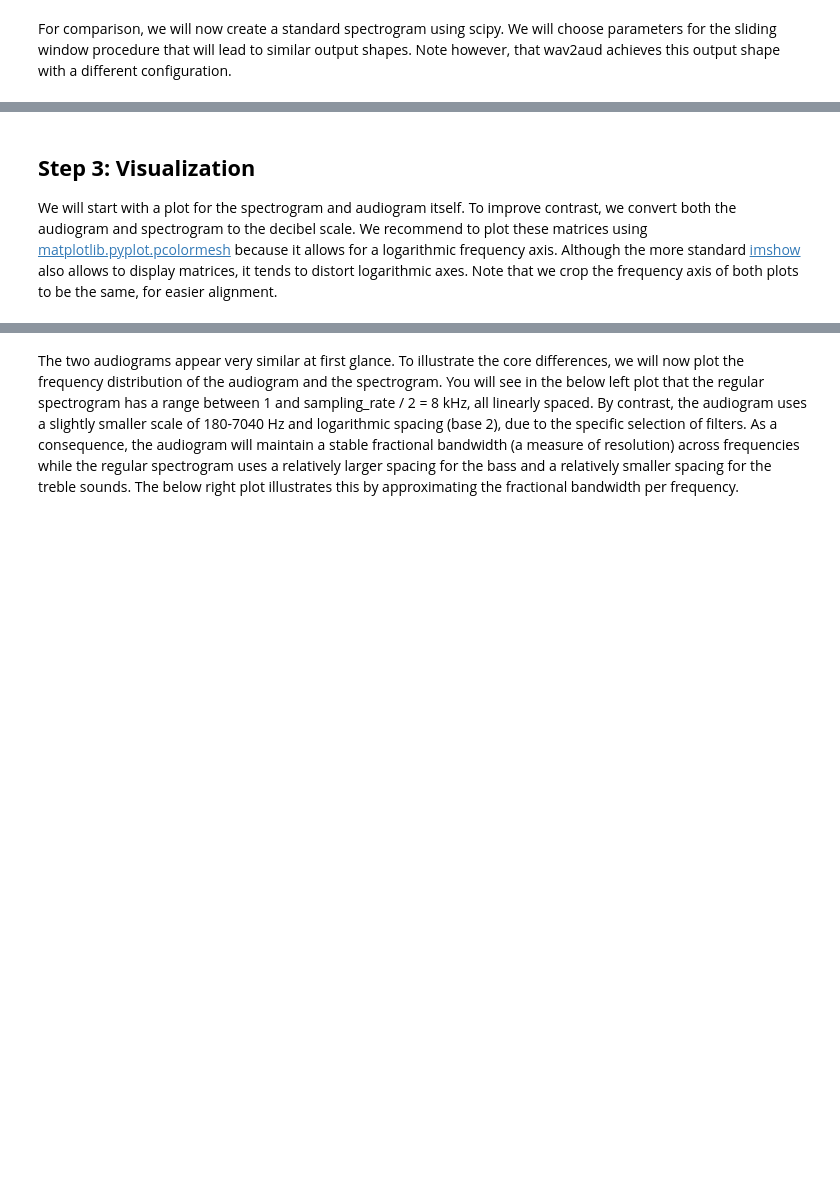
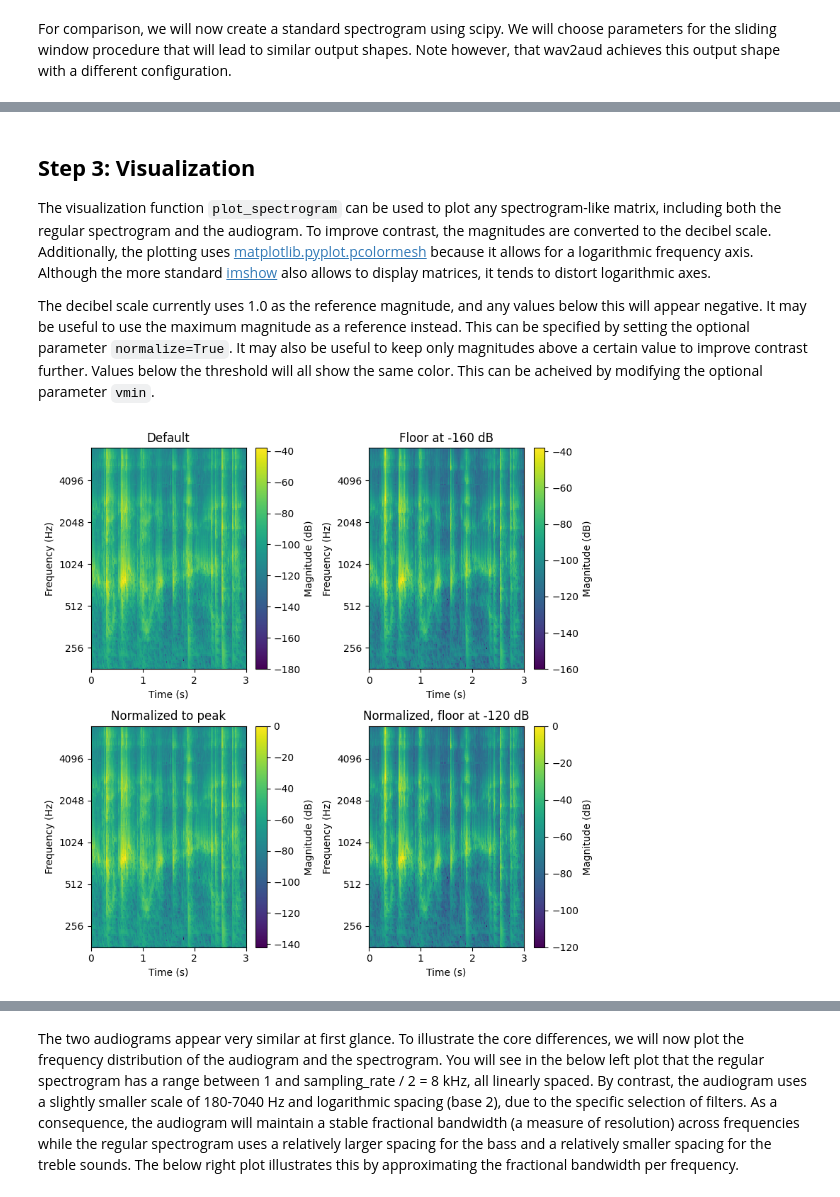
Before and after one commit to ninocapipoca/neural_audio, a Jupyter notebook: tutorials/Tutorial 1 - wav2aud.ipynb, the cells around one changed output, grey strips where cells are left out. Drawn from its saved outputs; the diff is of its cells as text; code cells hidden in the pictures; blank space fills up the shorter version.

```diff
--- a/tutorials/Tutorial 1 - wav2aud.ipynb
+++ b/tutorials/Tutorial 1 - wav2aud.ipynb
@@ -60,3 +62,43 @@ Regular spectrogram shape == [128 frequencies, 806 time points]
 # %% [markdown]
 ## **Step 3: Visualization**
-We will start with a plot for the spectrogram and audiogram itself. To improve contrast, we convert both the audiogram and spectrogram to the decibel scale. We recommend to plot these matrices using [matplotlib.pyplot.pcolormesh](https://matplotlib.org/stable/api/_as_gen/matplotlib.pyplot.pcolormesh.html) because it allows for a logarithmic frequency axis. Although the more standard [imshow](https://matplotlib.org/stable/api/_as_gen/matplotlib.pyplot.imshow.html) also allows to display matrices, it tends to distort logarithmic axes. Note that we crop the frequency axis of both plots to be the same, for easier alignment.
+The visualization function ``plot_spectrogram`` can be used to plot any spectrogram-like matrix, including both the regular spectrogram and the audiogram. To improve contrast, the magnitudes are converted to the decibel scale. Additionally, the plotting uses [matplotlib.pyplot.pcolormesh](https://matplotlib.org/stable/api/_as_gen/matplotlib.pyplot.pcolormesh.html) because it allows for a logarithmic frequency axis. Although the more standard [imshow](https://matplotlib.org/stable/api/_as_gen/matplotlib.pyplot.imshow.html) also allows to display matrices, it tends to distort logarithmic axes.
+
+The decibel scale currently uses 1.0 as the reference magnitude, and any values below this will appear negative. It may be useful to use the maximum magnitude as a reference instead. This can be specified by setting the optional parameter ``normalize=True``. It may also be useful to keep only magnitudes above a certain value to improve contrast further. Values below the threshold will all show the same color. This can be acheived by modifying the optional parameter ``vmin``.
+# %%
+import matplotlib.pyplot as plt
+import numpy as np
+import matplotlib.ticker as ticker
+from neural_audio.utils.visualize_outputs import plot_spectrogram, to_decibel
+plt.figure(figsize=(8, 8))
+
+# Default: default dB scale, no floor
+plt.subplot(2, 2, 1)
+plot_spectrogram(matrix=audiogram, time_points=time_points_audiogram,
+                  frequencies=frequencies_audiogram,
+                  title="Default")
+
+# vmin: clips the low end of the colour scale to a floor
+plt.subplot(2, 2, 2)
+plot_spectrogram(matrix=audiogram, time_points=time_points_audiogram,
+                  frequencies=frequencies_audiogram,
+                  title="Floor at -160 dB",
+                  vmin=-160)
+
+# Use dB scale normalized to peak magnitude
+plt.subplot(2, 2, 3)
+plot_spectrogram(matrix=audiogram, time_points=time_points_audiogram,
+                  frequencies=frequencies_audiogram,
+                  title="Normalized to peak",
+                  normalize=True)
+
+# Combine both
+plt.subplot(2, 2, 4)
+plot_spectrogram(matrix=audiogram, time_points=time_points_audiogram,
+                  frequencies=frequencies_audiogram,
+                  title="Normalized, floor at -120 dB",
+                  normalize=True, vmin=-120)
+
+plt.tight_layout()
+plt.show()
+# %% [output]
+[figure, added]
```
Also changed, not shown: parts of 8 cells of this notebook, 4 other files.
